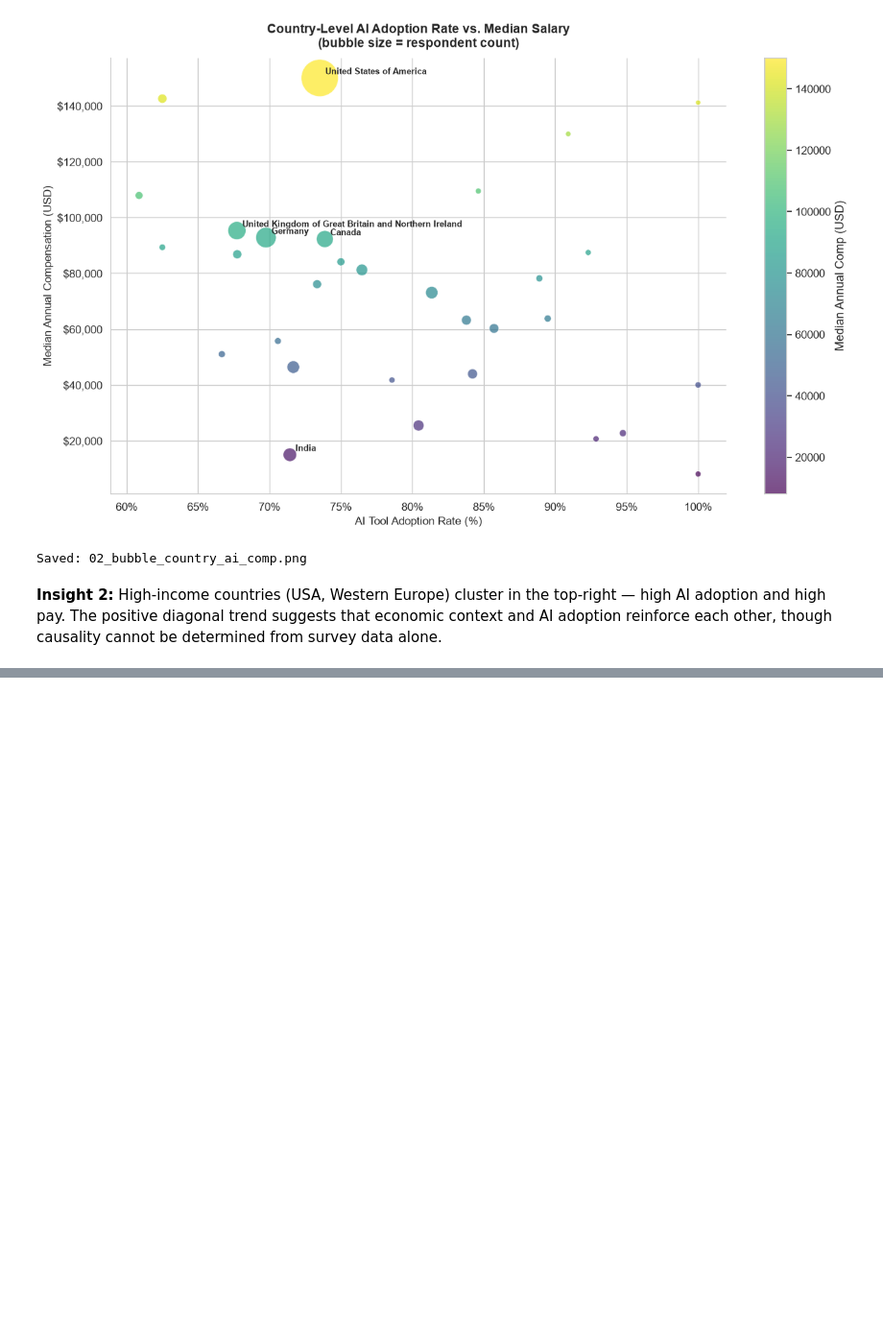
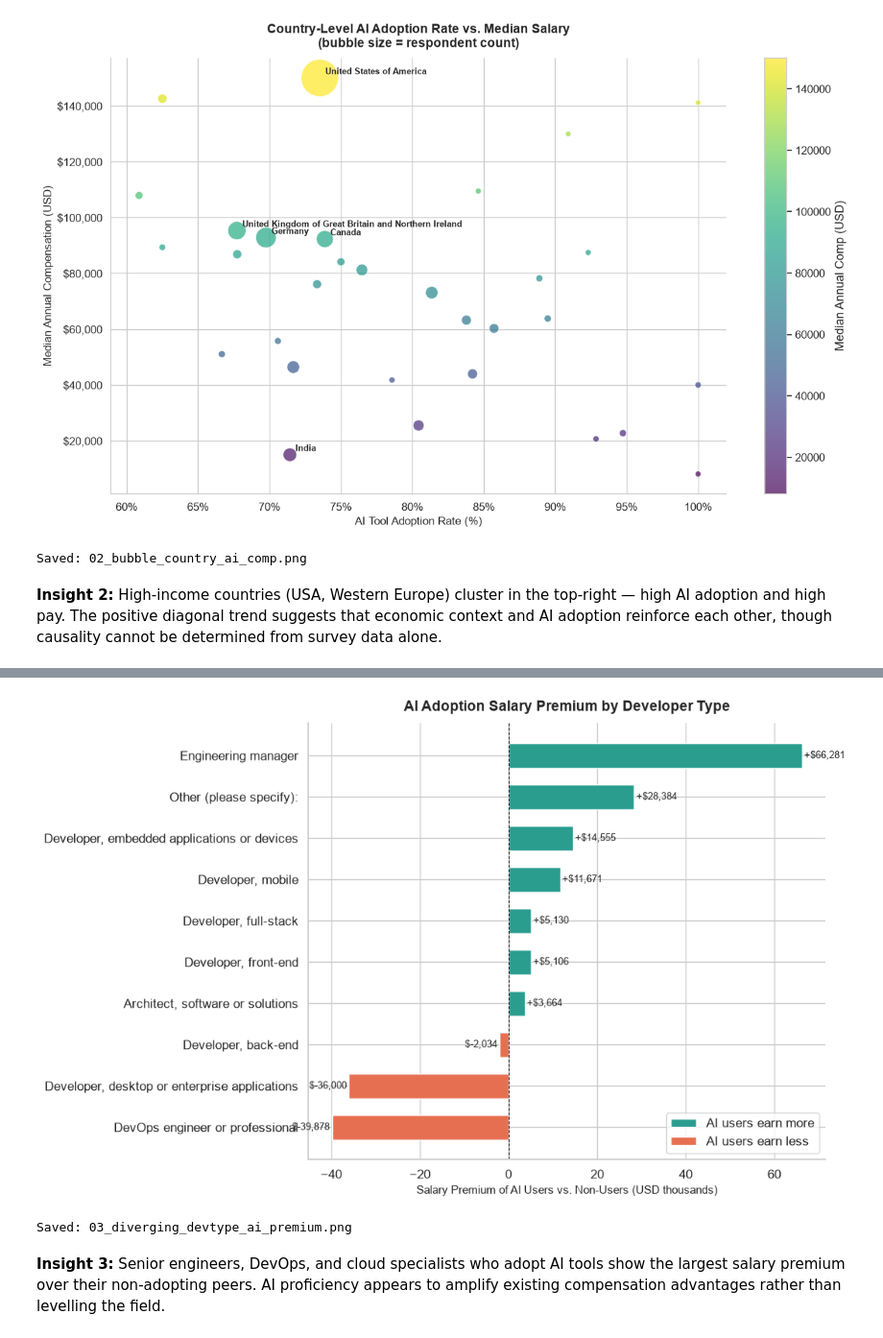
Before and after one commit to DanielAdif/eda-stackoverflow-survey-2025, a Jupyter notebook: notebooks/eda.ipynb, the cells around one changed output, grey strips where cells are left out. Shown at 96% size. Cells and saved outputs as stored; diff of their text form; code cells hidden in the pictures; blank space fills up the shorter version.

Commit message:
feat: add Chart 3 diverging bar (AI salary premium by dev type)

```diff
--- a/notebooks/eda.ipynb
+++ b/notebooks/eda.ipynb
@@ -274,0 +317,33 @@ Saved: 02_bubble_country_ai_comp.png
+# %%
+fig, ax = plt.subplots(figsize=(11, 7))
+
+colors = [TEAL if v >= 0 else CORAL for v in pivot['premium']]
+bars = ax.barh(pivot.index, pivot['premium'] / 1000, color=colors,
+               height=0.6, edgecolor='white')
+
+for bar, val in zip(bars, pivot['premium']):
+    sign = '+' if val >= 0 else ''
+    offset = 0.5 if val >= 0 else -0.5
+    ha = 'left' if val >= 0 else 'right'
+    ax.text(bar.get_width() + offset,
+            bar.get_y() + bar.get_height() / 2,
+            f'{sign}${val:,.0f}', va='center', ha=ha, fontsize=9)
+
+ax.axvline(0, color='black', linewidth=0.8, linestyle='--')
+ax.set_xlabel('Salary Premium of AI Users vs. Non-Users (USD thousands)', fontsize=11)
+ax.set_title('AI Adoption Salary Premium by Developer Type',
+             fontsize=14, pad=12, fontweight='bold')
+
+legend_elements = [Patch(facecolor=TEAL, label='AI users earn more'),
+                   Patch(facecolor=CORAL, label='AI users earn less')]
+ax.legend(handles=legend_elements, loc='lower right', framealpha=0.8)
+sns.despine()
+plt.tight_layout()
+fig.savefig(IMG / '03_diverging_devtype_ai_premium.png', dpi=150, bbox_inches='tight')
+plt.show()
+print("Saved: 03_diverging_devtype_ai_premium.png")
+# %% [output]
+[figure, added]
+Saved: 03_diverging_devtype_ai_premium.png
+# %% [markdown]
+**Insight 3:** Senior engineers, DevOps, and cloud specialists who adopt AI tools show the largest salary premium over their non-adopting peers. AI proficiency appears to amplify existing compensation advantages rather than levelling the field.
```
Also changed, not shown: parts of 2 cells of this notebook, 1 other file.
